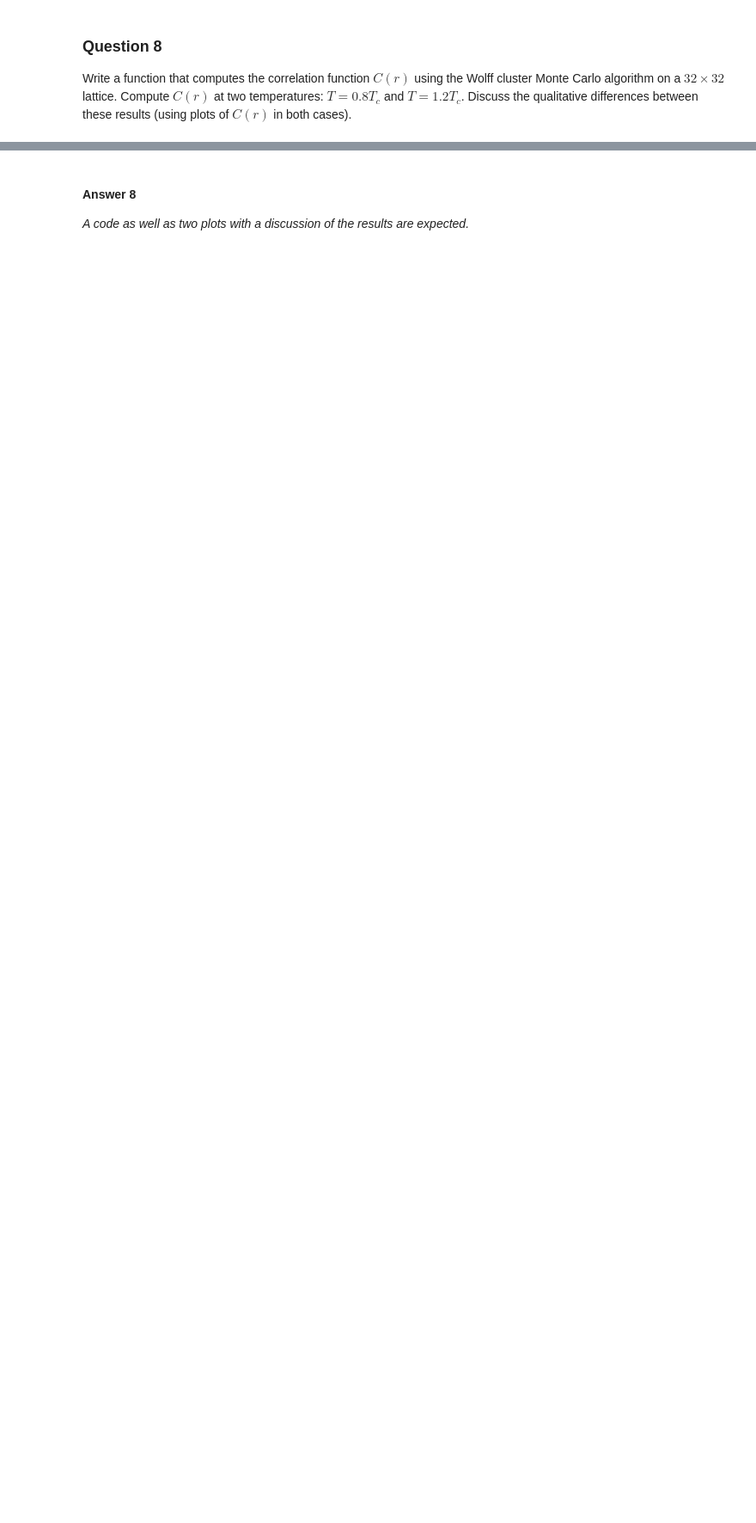
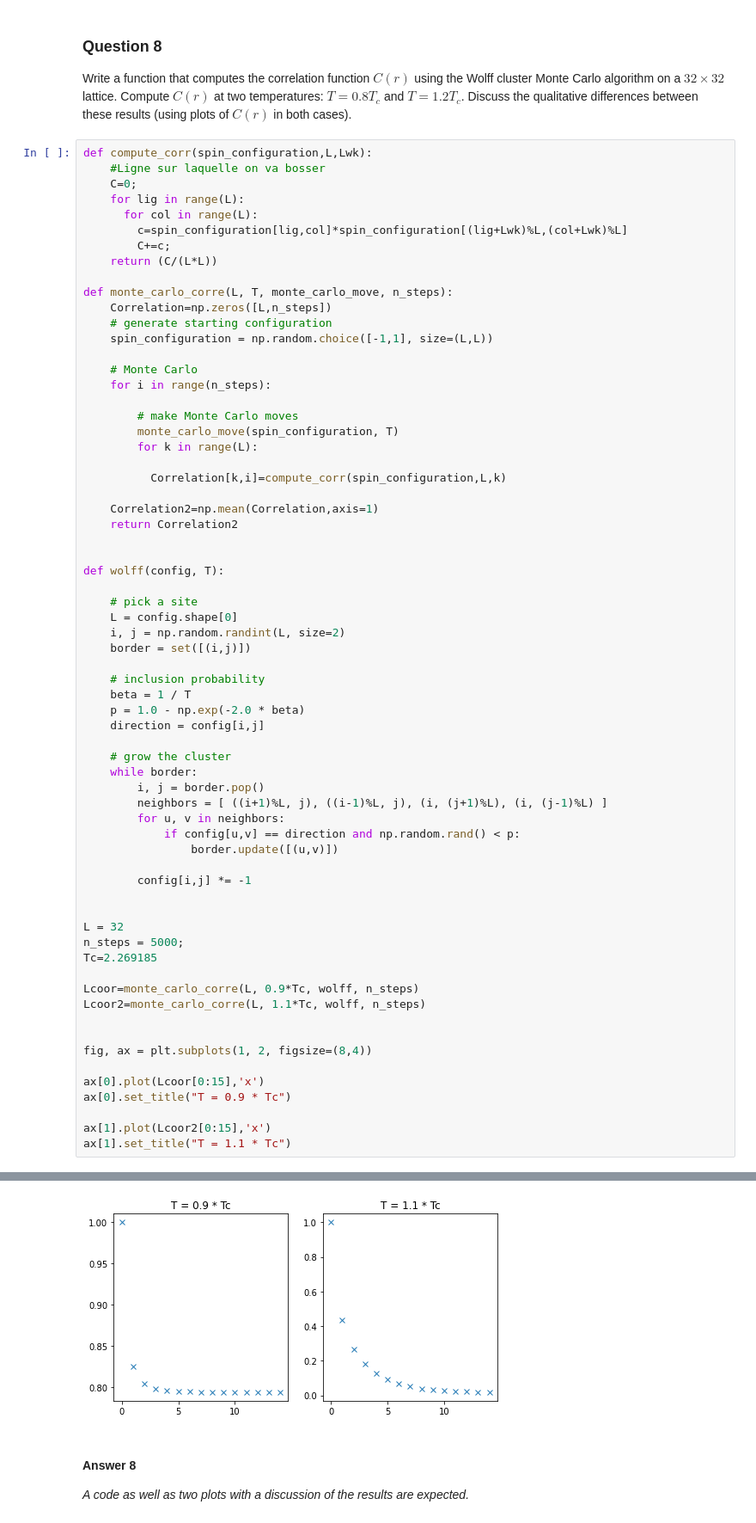
Before and after one commit to NicolasZucker/NicolasZucker, a Jupyter notebook: HW2_1810VF.ipynb, the cells around one changed output, grey strips where cells are left out. Shown at 86% size. Drawn from its saved outputs; the diff is of its cells as text; blank space fills up the shorter version.

```diff
--- a/HW2_1810VF.ipynb
+++ b/HW2_1810VF.ipynb
@@ -596,3 +687,70 @@ Write a function that computes the correlation function $C(r)$ using the Wolff c
   Monte Carlo algorithm on a $32 \times 32$ lattice.
   Compute $C(r)$ at two temperatures: $T = 0.8 T_c$ and $T = 1.2 T_c$. Discuss the qualitative differences
   between these results (using plots of $C(r)$ in both cases).
+# %%
+def compute_corr(spin_configuration,L,Lwk):
+    #Ligne sur laquelle on va bosser
+    C=0;
+    for lig in range(L):
+      for col in range(L):
+        c=spin_configuration[lig,col]*spin_configuration[(lig+Lwk)%L,(col+Lwk)%L]
+        C+=c;
+    return (C/(L*L))
+
+def monte_carlo_corre(L, T, monte_carlo_move, n_steps):
+    Correlation=np.zeros([L,n_steps])
+    # generate starting configuration
+    spin_configuration = np.random.choice([-1,1], size=(L,L))
+
+    # Monte Carlo
+    for i in range(n_steps):
+
+        # make Monte Carlo moves
+        monte_carlo_move(spin_configuration, T)
+        for k in range(L):
+
+          Correlation[k,i]=compute_corr(spin_configuration,L,k)
+
+    Correlation2=np.mean(Correlation,axis=1)
+    return Correlation2
+
+
+def wolff(config, T):
+
+    # pick a site
+    L = config.shape[0]
+    i, j = np.random.randint(L, size=2)
+    border = set([(i,j)])
+
+    # inclusion probability
+    beta = 1 / T
+    p = 1.0 - np.exp(-2.0 * beta)
+    direction = config[i,j]
+
+    # grow the cluster
+    while border:
+        i, j = border.pop()
+        neighbors = [ ((i+1)%L, j), ((i-1)%L, j), (i, (j+1)%L), (i, (j-1)%L) ]
+        for u, v in neighbors:
+            if config[u,v] == direction and np.random.rand() < p:
+                border.update([(u,v)])
+
+        config[i,j] *= -1
+
+
+L = 32
+n_steps = 5000;
+Tc=2.269185
+
+Lcoor=monte_carlo_corre(L, 0.9*Tc, wolff, n_steps)
+Lcoor2=monte_carlo_corre(L, 1.1*Tc, wolff, n_steps)
+
+
+fig, ax = plt.subplots(1, 2, figsize=(8,4))
+
+ax[0].plot(Lcoor[0:15],'x')
+ax[0].set_title("T = 0.9 * Tc")
+
+ax[1].plot(Lcoor2[0:15],'x')
+ax[1].set_title("T = 1.1 * Tc")
+# %% [output]
@@ -599,3 +758,4 @@ Write a function that computes the correlation function $C(r)$ using the Wolff c
+[figure, added]
 # %% [markdown]
 #### Answer 8
 
```
Also changed, not shown: parts of 8 cells of this notebook.
